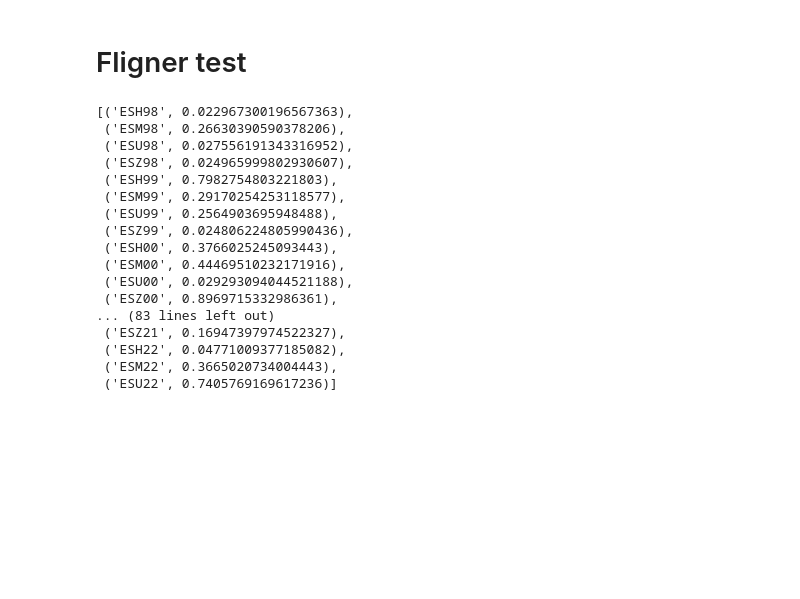
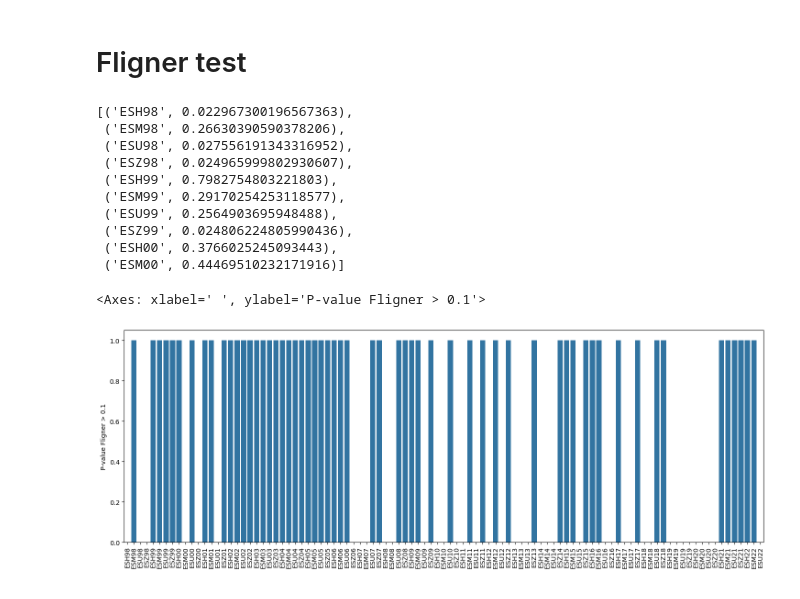
Before and after one commit to fgDotTex/EO_Black76_AssumptionTesting, a Jupyter notebook: BlackModel_AssumptionTesting.ipynb, the cells around one changed output. Drawn from its saved outputs; the diff is of its cells as text; code cells hidden in the pictures; blank space fills up the shorter version.

```diff
--- a/BlackModel_AssumptionTesting.ipynb
+++ b/BlackModel_AssumptionTesting.ipynb
@@ -347,7 +351,7 @@ print("{:.4%}".format(dfJNJ["logReturns"].std()))
 # %%
 flignerResults = [(a, flignerDFs(b)) for (a,b) in dframes]
 # %%
-flignerResults
+flignerResults[0:10]
 # %% [output]
 [('ESH98', 0.022967300196567363),
  ('ESM98', 0.26630390590378206),
@@ -358,11 +362,17 @@ flignerResults
  ('ESU99', 0.2564903695948488),
  ('ESZ99', 0.024806224805990436),
  ('ESH00', 0.3766025245093443),
- ('ESM00', 0.44469510232171916),
- ('ESU00', 0.029293094044521188),
- ('ESZ00', 0.8969715332986361),
-... (83 lines left out)
- ('ESZ21', 0.16947397974522327),
- ('ESH22', 0.04771009377185082),
- ('ESM22', 0.3665020734004443),
- ('ESU22', 0.7405769169617236)]
+ ('ESM00', 0.44469510232171916)]
+# %%
+passedFligner = pd.DataFrame([(x ,1*(p>0.1)) for (x,p) in flignerResults], columns=["0","1"])
+
+
+fig, ax = plt.subplots(figsize=(18, 6))
+ax.tick_params(axis='x', labelrotation=90)
+ax.set_ylabel("P-value Fligner > 0.1")
+ax.set_xlabel(" ")
+
+seaborn.barplot(x="0", y="1", data=passes)
+# %% [output]
+<Axes: xlabel=' ', ylabel='P-value Fligner > 0.1'>
+[figure, added]
```
Also changed, not shown: parts of 4 cells of this notebook.
